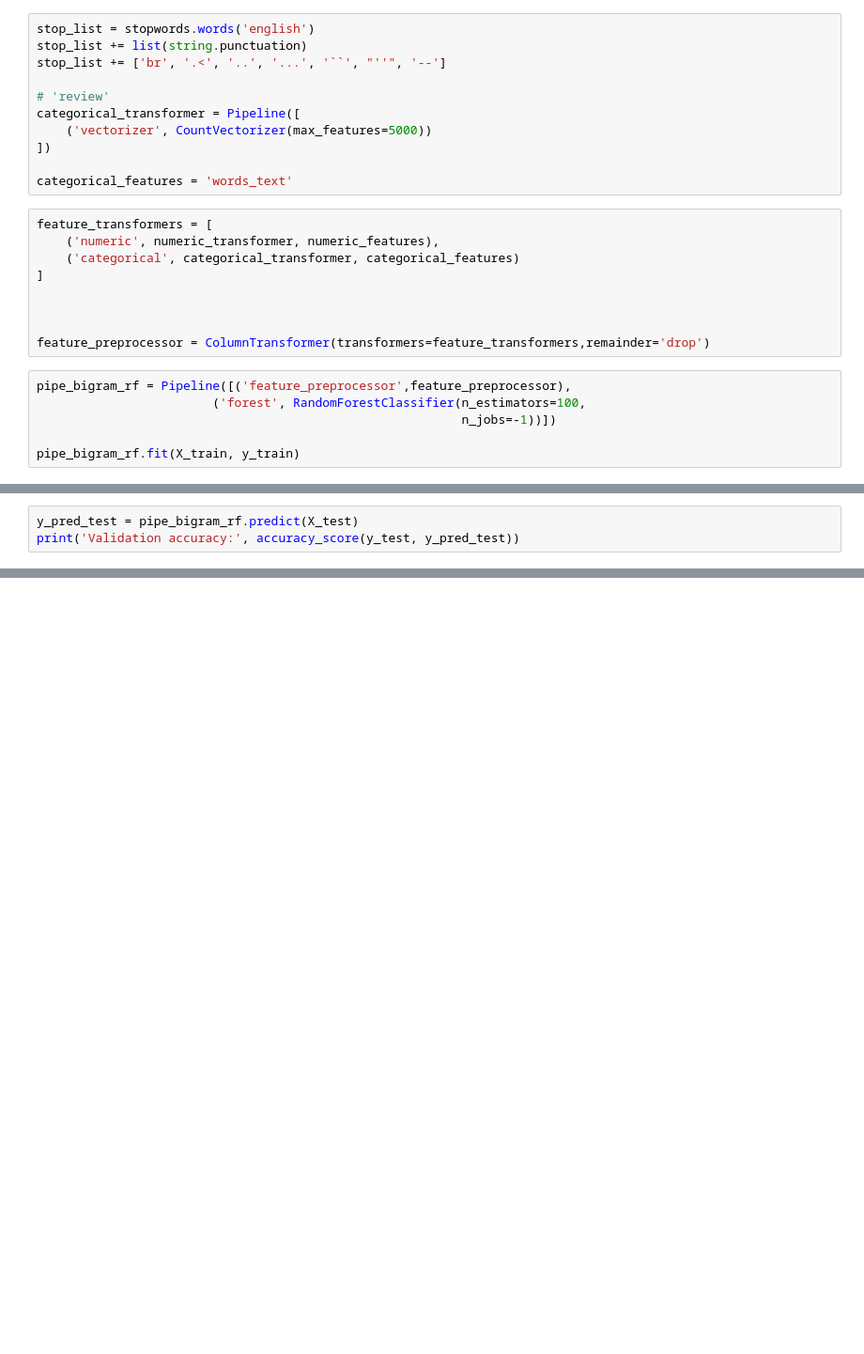
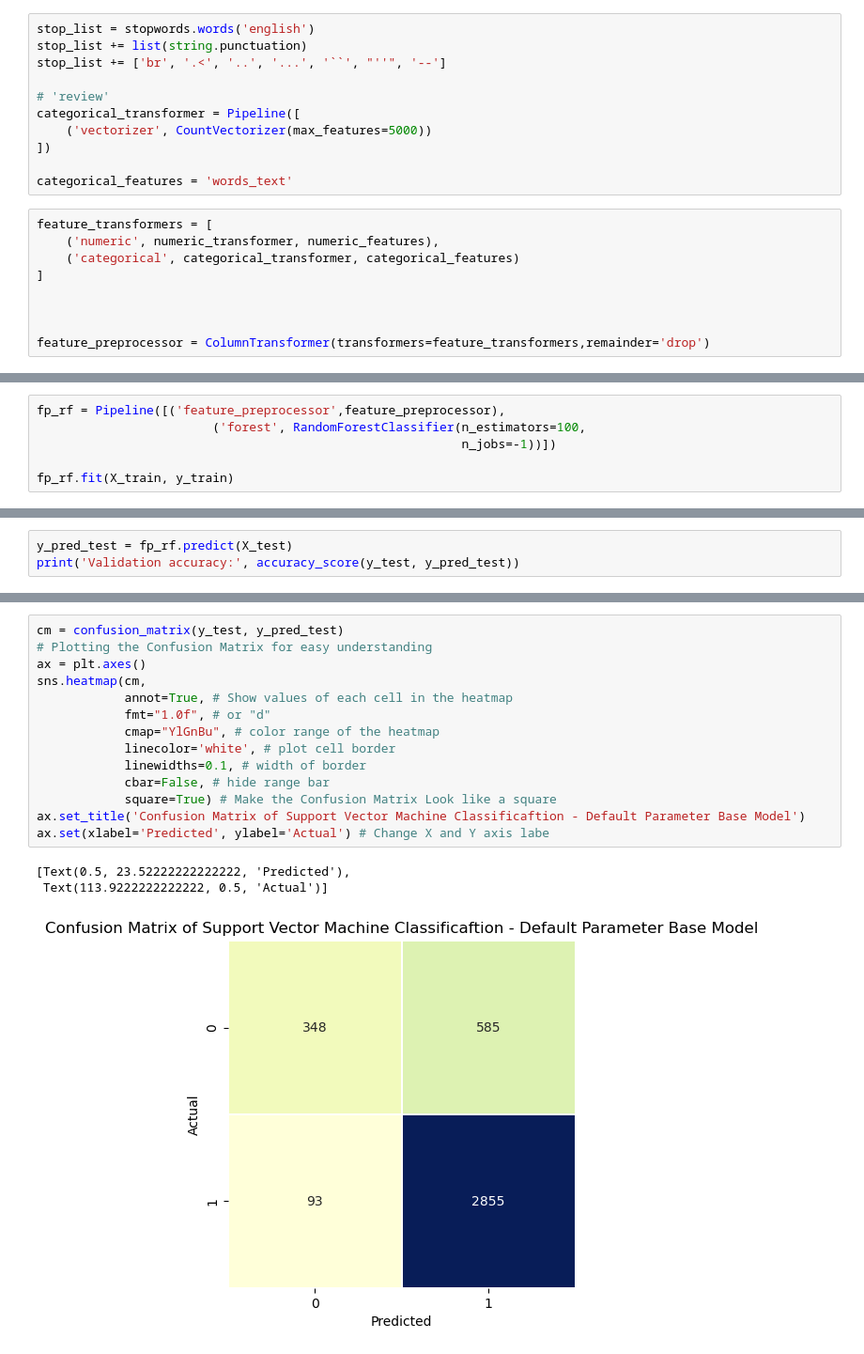
Before and after one commit to KevinXu17/733PJ, a Jupyter notebook: model.ipynb, the cells around one changed output, grey strips where cells are left out. Shown: that part at 94% size. Saved outputs shown, nothing was run; the diff lists cells and outputs as text; blank space fills up the shorter version.

```diff
--- a/model.ipynb
+++ b/model.ipynb
@@ -83,9 +87,3 @@ feature_transformers = [
 
 
 feature_preprocessor = ColumnTransformer(transformers=feature_transformers,remainder='drop')
-# %%
-pipe_bigram_rf = Pipeline([('feature_preprocessor',feature_preprocessor),
-                        ('forest', RandomForestClassifier(n_estimators=100,
-                                                          n_jobs=-1))])
-
-pipe_bigram_rf.fit(X_train, y_train)
@@ -105,0 +92,6 @@ Pipeline(steps=[('feature_preprocessor',
+# %%
+fp_rf = Pipeline([('feature_preprocessor',feature_preprocessor),
+                        ('forest', RandomForestClassifier(n_estimators=100,
+                                                          n_jobs=-1))])
+
+fp_rf.fit(X_train, y_train)
@@ -106,4 +112,4 @@ Pipeline(steps=[('feature_preprocessor',
 # %%
-y_pred_test = pipe_bigram_rf.predict(X_test)
+y_pred_test = fp_rf.predict(X_test)
 print('Validation accuracy:', accuracy_score(y_test, y_pred_test))
 # %% [output]
@@ -121,0 +128,18 @@ weighted avg       0.82      0.82      0.80      3881
+# %%
+cm = confusion_matrix(y_test, y_pred_test)
+# Plotting the Confusion Matrix for easy understanding
+ax = plt.axes()
+sns.heatmap(cm,
+            annot=True, # Show values of each cell in the heatmap
+            fmt="1.0f", # or "d"
+            cmap="YlGnBu", # color range of the heatmap
+            linecolor='white', # plot cell border
+            linewidths=0.1, # width of border
+            cbar=False, # hide range bar
+            square=True) # Make the Confusion Matrix Look like a square
+ax.set_title('Confusion Matrix of Support Vector Machine Classificaftion - Default Parameter Base Model')
+ax.set(xlabel='Predicted', ylabel='Actual') # Change X and Y axis labe
+# %% [output]
+[Text(0.5, 23.52222222222222, 'Predicted'),
+ Text(113.9222222222222, 0.5, 'Actual')]
+[figure, added]
```
Also changed, not shown: parts of 11 cells of this notebook, 1 other file.
